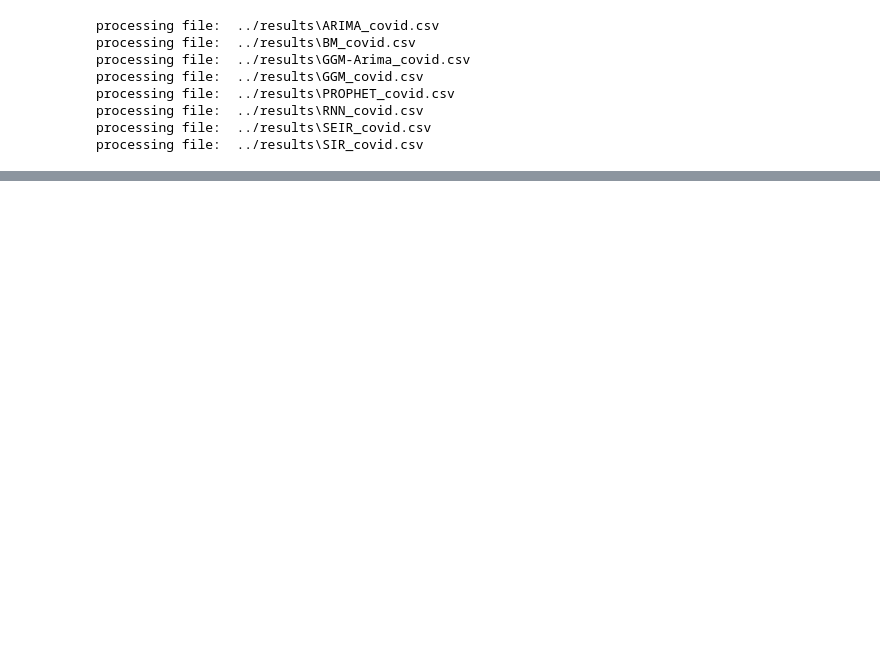
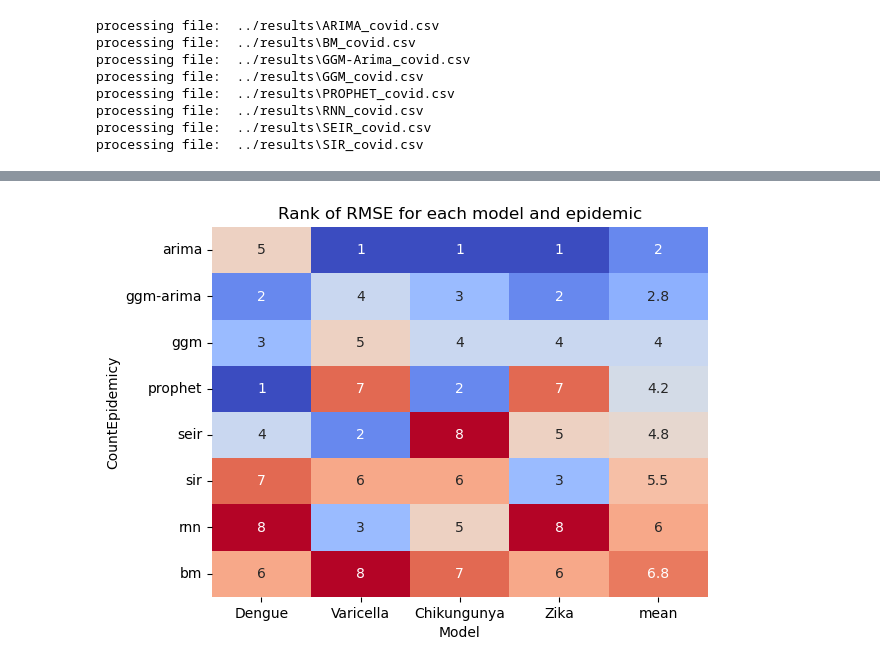
Before and after one commit to danielgvb/thesis, a Jupyter notebook: plotting/01_time_series.ipynb, the cells around one changed output, grey strips where cells are left out. Cells and saved outputs as stored; diff of their text form; code cells hidden in the pictures; blank space fills up the shorter version.

```diff
--- a/plotting/01_time_series.ipynb
+++ b/plotting/01_time_series.ipynb
@@ -856,0 +973,15 @@ plt.barh(df_rmse_t.index, df_rmse_t['Colombia'], color='blue')
+# %%
+df_rmse_t = df_rmse.transpose()
+df_r2_t = df_r2.transpose()
+# create mean columns
+#df_rmse_t['mean'] = df_rmse_t.mean(axis=1)
+#df_r2_t['mean'] = df_r2_t.mean(axis=1)
+# %%
+ranks_rmse = {}
+for epidemic in df_rmse_t.columns:
+    ranks_rmse[epidemic] = df_rmse_t[epidemic].rank(ascending=True, method='min')
+# %%
+# ranks_rmse to dataframe
+df_ranks_rmse = pd.DataFrame(ranks_rmse)
+df_ranks_rmse['mean'] = df_ranks_rmse.mean(axis=1) # mean of the ranks
+df_ranks_rmse
@@ -856,0 +998,2 @@ plt.barh(df_rmse_t.index, df_rmse_t['Colombia'], color='blue')
+# %%
+df_ranks_rmse.sort_values(by='mean', ascending=True, inplace=True)
@@ -856,0 +1002,12 @@ plt.barh(df_rmse_t.index, df_rmse_t['Colombia'], color='blue')
+# %%
+
+plot_name = 'rank_rmse_epidemics'
+sns.heatmap(df_ranks_rmse, annot=True, cmap='coolwarm', cbar=False)
+plt.title('Rank of RMSE for each model and epidemic')
+plt.xlabel('Model')
+plt.ylabel('CountEpidemicy')
+# save plot in output_dir as pdf
+plt.savefig(f'{output_dir}{plot_name}.pdf', bbox_inches='tight')
+plt.show()
+# %% [output]
+[figure, added]
```
Also changed, not shown: parts of 42 cells of this notebook, 7 other files.
